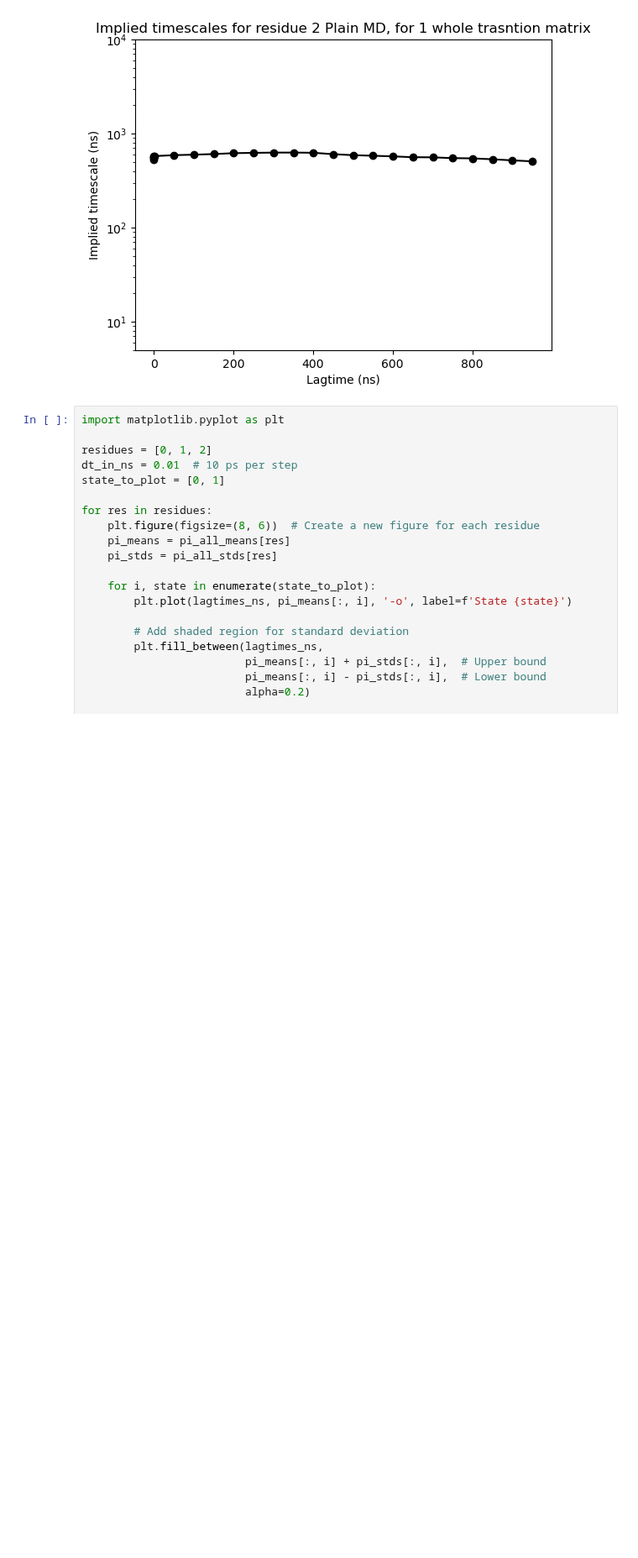
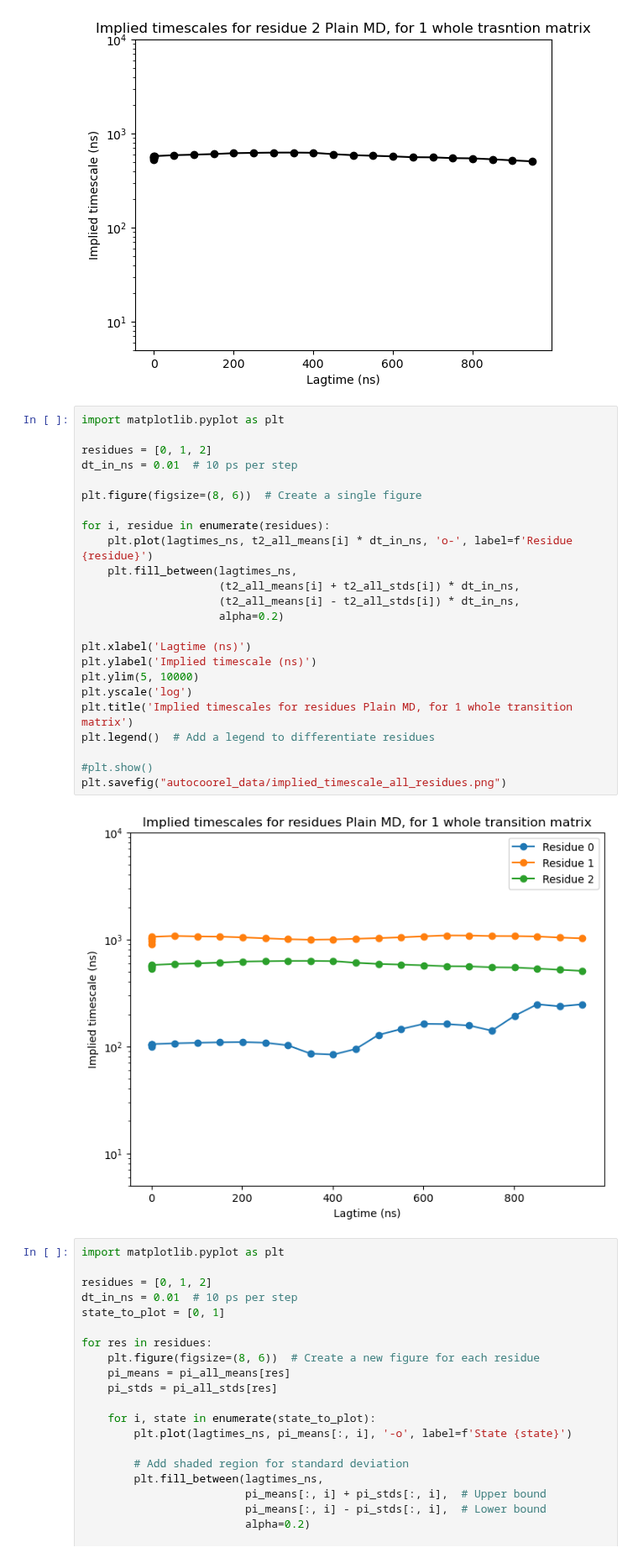
Before and after one commit to starwingc/peptoid_ESM, a Jupyter notebook: Plain_MD/analysis/implied_timescale.ipynb, the cells around one changed output. Shown at 84% size. Cells and saved outputs as stored; diff of their text form; blank space fills up the shorter version.

```diff
--- a/Plain_MD/analysis/implied_timescale.ipynb
+++ b/Plain_MD/analysis/implied_timescale.ipynb
@@ -387,6 +387,32 @@ for i, residue in enumerate(residues):
 [figure]
 [figure]
 [figure]
+# %%
+import matplotlib.pyplot as plt
+
+residues = [0, 1, 2]
+dt_in_ns = 0.01  # 10 ps per step
+
+plt.figure(figsize=(8, 6))  # Create a single figure
+
+for i, residue in enumerate(residues):
+    plt.plot(lagtimes_ns, t2_all_means[i] * dt_in_ns, 'o-', label=f'Residue {residue}')
+    plt.fill_between(lagtimes_ns,
+                     (t2_all_means[i] + t2_all_stds[i]) * dt_in_ns,
+                     (t2_all_means[i] - t2_all_stds[i]) * dt_in_ns,
+                     alpha=0.2)
+
+plt.xlabel('Lagtime (ns)')
+plt.ylabel('Implied timescale (ns)')
+plt.ylim(5, 10000)
+plt.yscale('log')
+plt.title('Implied timescales for residues Plain MD, for 1 whole transition matrix')
+plt.legend()  # Add a legend to differentiate residues
+
+#plt.show()
+plt.savefig("autocoorel_data/implied_timescale_all_residues.png")
+# %% [output]
+[figure, added]
 # %%
 import matplotlib.pyplot as plt
 
```
Also changed, not shown: parts of 3 cells of this notebook, 1 other file.
